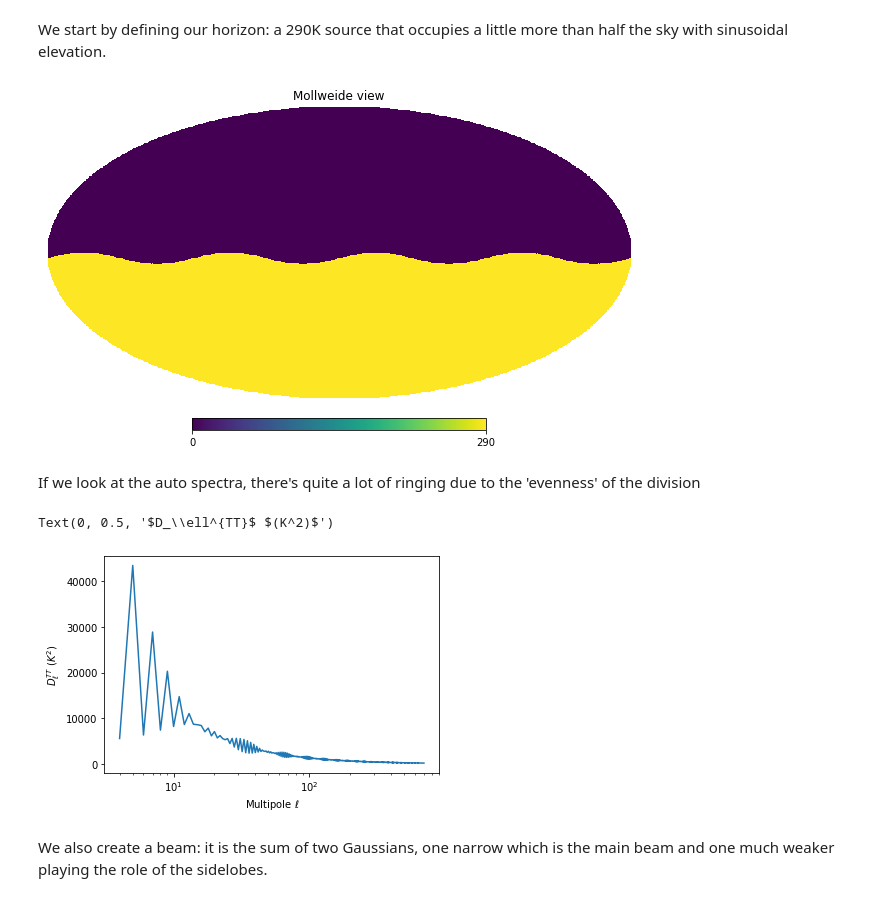
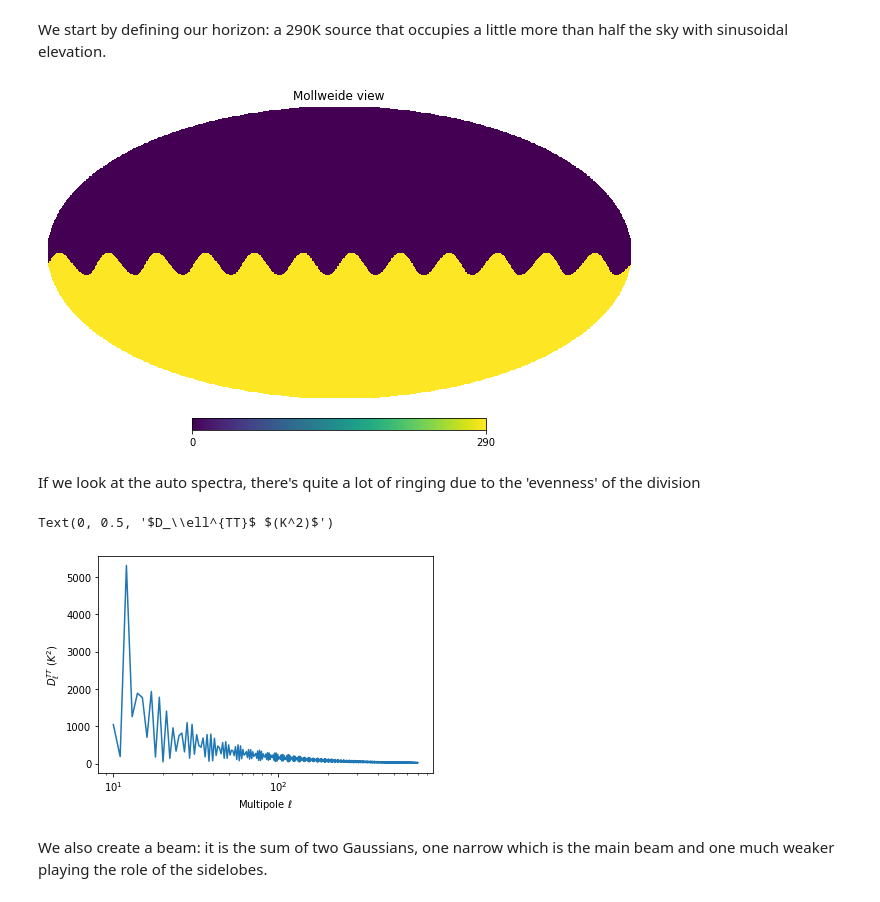
Before and after one commit to AdriJD/beamconv, a Jupyter notebook: notebooks/ground_ssn_scan.ipynb, the cells around one changed output. Cells and saved outputs as stored; diff of their text form; code cells hidden in the pictures.

```diff
--- a/notebooks/ground_ssn_scan.ipynb
+++ b/notebooks/ground_ssn_scan.ipynb
@@ -17,23 +17,24 @@ pixels = np.arange(hp.nside2npix(nside))#all pixels of the healpix map
 theta, phi = hp.pix2ang(nside, pixels)#all pixel coordinates
 
 ground = np.zeros(hp.nside2npix(nside))
-ground[theta>(np.pi/2+.05*(1+np.sin(4*phi)))]=290.#horizon condition
-alm = hp.map2alm([ground, np.zeros(hp.nside2npix(nside)), np.zeros(hp.nside2npix(nside))], lmax = lmax)
+ground[theta>(np.pi/2+.1*(np.sin(12*phi)+1))]=290.#horizon condition
+alm = hp.map2alm([ground, np.zeros(hp.nside2npix(nside)), np.zeros(hp.nside2npix(nside))],
+                                lmax = lmax)
 hp.mollview(ground)
 # %% [output]
-[figure, old version]
+[figure, new version]
 # %% [markdown]
 If we look at the auto spectra, there's quite a lot of ringing due to the 'evenness' of the division
 # %%
 import matplotlib.pyplot as plt
 
 ell = np.arange(lmax+1)
-plt.semilogx(ell[4:], ell[4:]*(ell+1)[4:]*hp.anafast(ground, lmax=lmax)[4:]/2*np.pi)
+plt.semilogx(ell[10:], ell[10:]*(ell+1)[10:]*hp.anafast(ground, lmax=lmax)[10:]/2/np.pi)
 plt.xlabel(r'Multipole $\ell$')
 plt.ylabel(r'$D_\ell^{TT}$ $(K^2)$')
 # %% [output]
 Text(0, 0.5, '$D_\\ell^{TT}$ $(K^2)$')
-[figure, old version]
+[figure, new version]
 # %% [markdown]
 We also create a beam: it is the sum of two Gaussians, one narrow which is the main beam and one much weaker playing the role of the sidelobes.
 # %%
```
Also changed, not shown: parts of 6 cells of this notebook, 1 other file.
